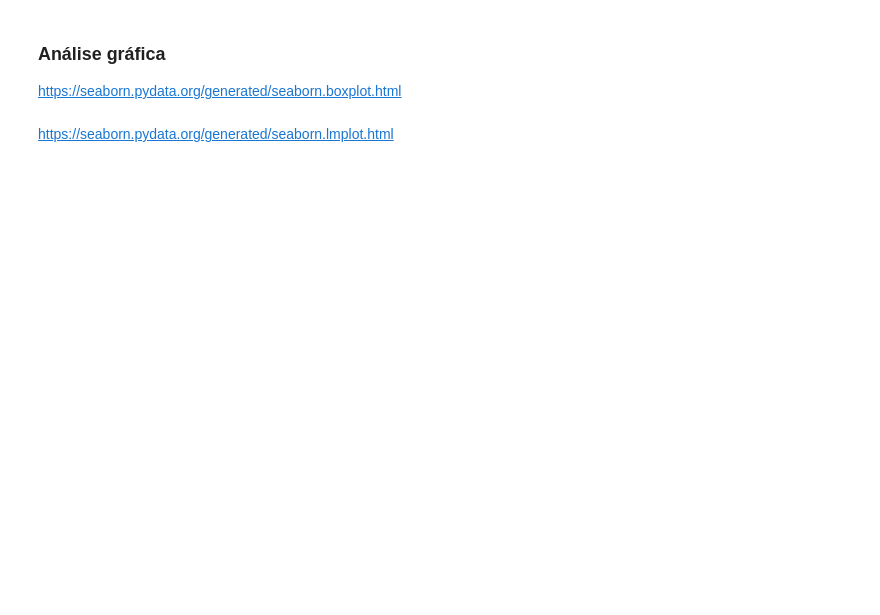
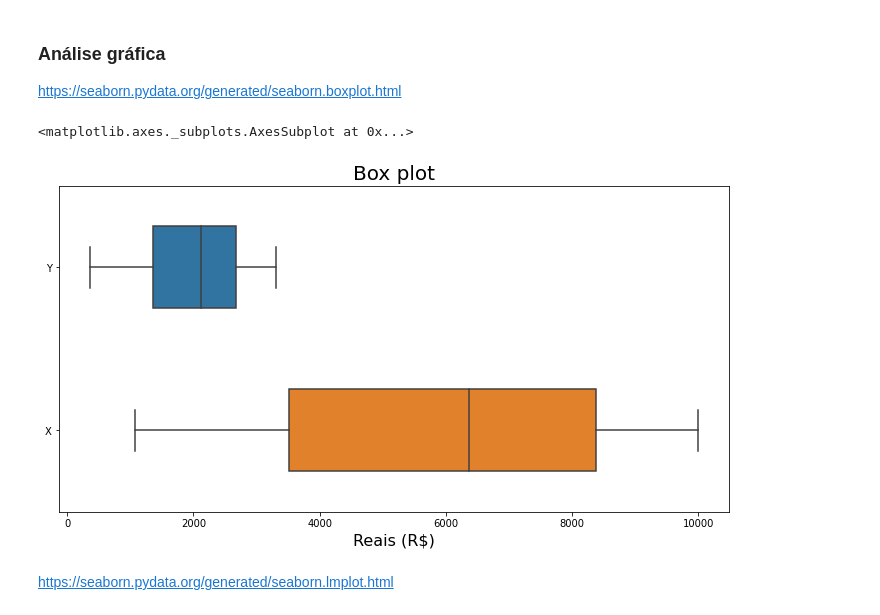
Before and after one commit to erikamarchi/estatistica-com-python-correlacao-e-regressao, a Jupyter notebook: Curso_de_Estatística_Parte_4.ipynb, the cells around one changed output. Cells and saved outputs as stored; diff of their text form; code cells hidden in the pictures; blank space fills up the shorter version.

```diff
--- a/Curso_de_Estatística_Parte_4.ipynb
+++ b/Curso_de_Estatística_Parte_4.ipynb
@@ -181,3 +184,11 @@ dados.head()
 ## Dataset de exemplo
 > ### $Y$ = Gasto das famílias
 > ### $X$ = Renda das Famílias
+# %%
+dataset = {
+    'Y': [3011, 1305, 1879, 2654, 2849, 1068, 2892, 2543, 3074, 849, 2184, 2943, 1357, 2755, 2163, 3099, 1600, 353, 1778, 740, 2129, 3302, 2412, 2683, 2515, 2395, 2292, 1000, 600, 1864, 3027, 1978, 2791, 1982, 900, 1964, 1247, 3067, 700, 1500, 3110, 2644, 1378, 2601, 501, 1292, 2125, 1431, 2260, 1770],
+    'X': [9714, 3728, 6062, 8845, 8378, 3338, 8507, 7947, 9915, 1632, 6825, 8918, 4100, 9184, 6180, 9997, 4500, 1069, 5925, 2466, 6083, 9712, 7780, 8383, 7185, 7483, 7640, 2100, 2000, 6012, 8902, 5345, 8210, 5662, 2700, 6546, 2900, 9894, 1500, 5000, 8885, 8813, 3446, 7881, 1164, 3401, 6641, 3329, 6648, 4800]
+}
+# %%
+dataset = pd.DataFrame(dataset)
+dataset.head()
@@ -187,5 +221,14 @@ dados.head()
 ### Análise gráfica
 
 https://seaborn.pydata.org/generated/seaborn.boxplot.html
+# %%
+ax = sns.boxplot(data=dataset, orient='h', width=0.5)
+ax.figure.set_size_inches(12, 6)
+ax.set_title('Box plot', fontsize=20)
+ax.set_xlabel('Reais (R$)', fontsize=16)
+ax
+# %% [output]
+<matplotlib.axes._subplots.AxesSubplot at 0x...>
+[figure, added]
 # %% [markdown]
 https://seaborn.pydata.org/generated/seaborn.lmplot.html
```
Also changed, not shown: parts of 17 cells of this notebook.
